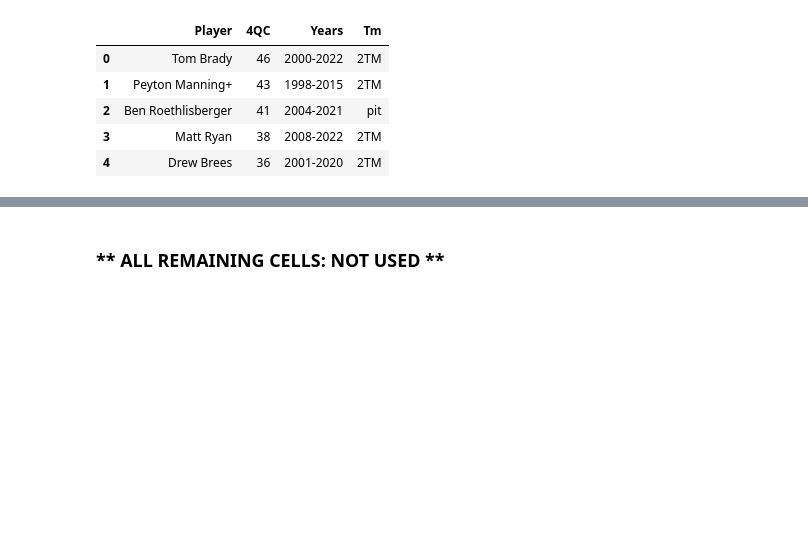
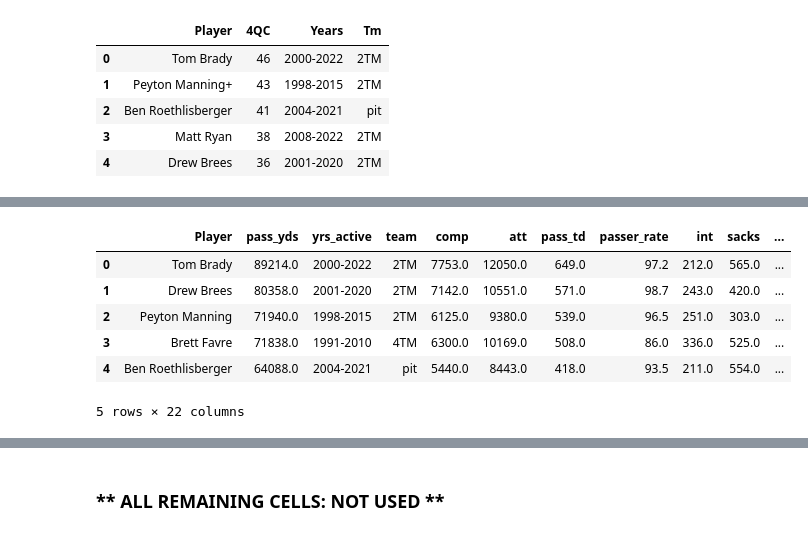
Before and after one commit to willablackmon/nfl_quarterback_draft, a Jupyter notebook: data_sourcing/pro_ref_stats.ipynb, the cells around one changed output, grey strips where cells are left out. Saved outputs shown, nothing was run; the diff lists cells and outputs as text; code cells hidden in the pictures; blank space fills up the shorter version.

```diff
--- a/data_sourcing/pro_ref_stats.ipynb
+++ b/data_sourcing/pro_ref_stats.ipynb
@@ -307,0 +346,23 @@ career_stats_df.head()
+# %%
+#  count total years played from years_active and create a new column to capture it
+
+# Function to calculate total years played
+def calculate_years_played(yrs_active):
+    start_year, end_year = yrs_active.split('-')
+    start_year = int(start_year)
+    end_year = int(end_year) if int(end_year) != 9999 else 2023
+    return end_year - start_year + 1
+
+# Apply the function and create a new column 'total_years_played'
+stats_clean_df['tot_yrs_played'] = stats_clean_df['yrs_active'].apply(calculate_years_played)
+
+# Display the updated DataFrame
+display(stats_clean_df.head())
+# %% [output]
+|  | Player | pass_yds | yrs_active | team | comp | att | pass_td | passer_rate | int | sacks | ... |
+| 0 | Tom Brady | 89214.0 | 2000-2022 | 2TM | 7753.0 | 12050.0 | 649.0 | 97.2 | 212.0 | 565.0 | ... |
+| 1 | Drew Brees | 80358.0 | 2001-2020 | 2TM | 7142.0 | 10551.0 | 571.0 | 98.7 | 243.0 | 420.0 | ... |
+| 2 | Peyton Manning | 71940.0 | 1998-2015 | 2TM | 6125.0 | 9380.0 | 539.0 | 96.5 | 251.0 | 303.0 | ... |
+| 3 | Brett Favre | 71838.0 | 1991-2010 | 4TM | 6300.0 | 10169.0 | 508.0 | 86.0 | 336.0 | 525.0 | ... |
+| 4 | Ben Roethlisberger | 64088.0 | 2004-2021 | pit | 5440.0 | 8443.0 | 418.0 | 93.5 | 211.0 | 554.0 | ... |
+5 rows × 22 columns
```
Also changed, not shown: parts of 9 cells of this notebook, 7 other files.
